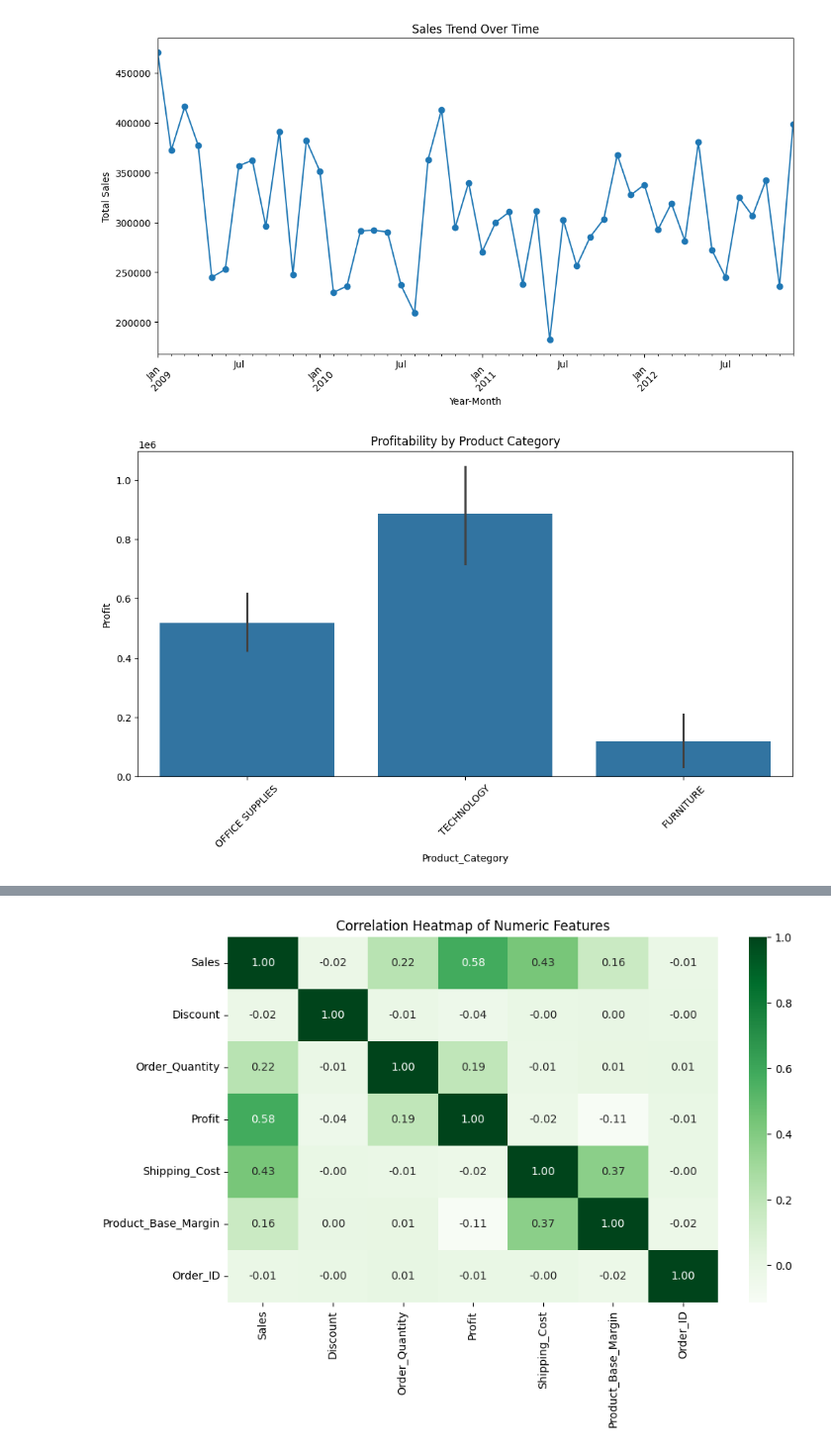
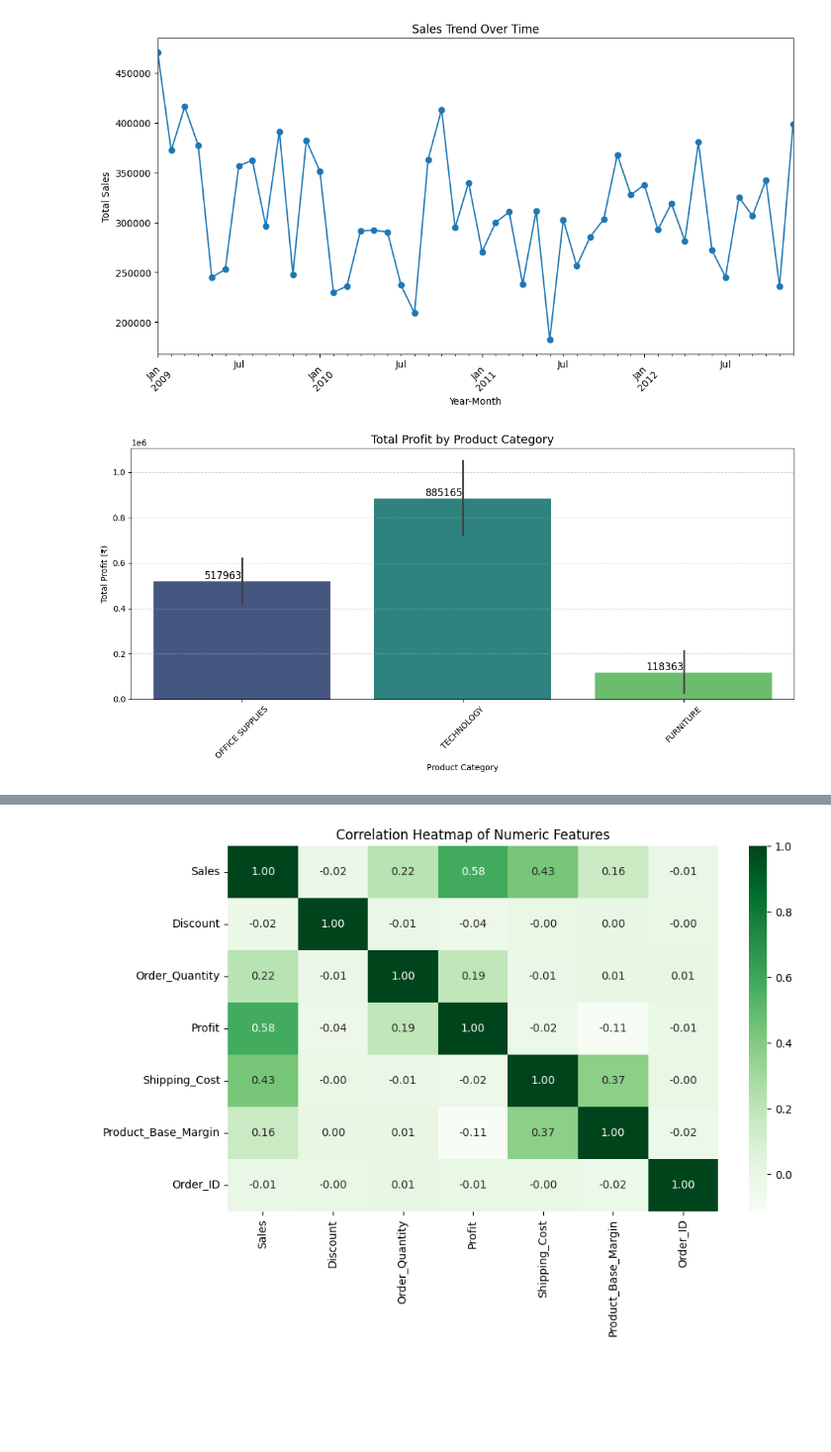
Before and after one commit to AlokSingh04/Cleaning-Sales-data-by-using-python, a Jupyter notebook: Cleaning.ipynb, the cells around one changed output, grey strips where cells are left out. Shown: that part at 99% size. Drawn from its saved outputs; the diff is of its cells as text; code cells hidden in the pictures; blank space fills up the shorter version.

```diff
--- a/Cleaning.ipynb
+++ b/Cleaning.ipynb
@@ -50,10 +53,32 @@ plt.show()
 [figure]
 # %%
 # Profitability by Product Category
+
 plt.figure(figsize=(12, 6))
-sns.barplot(data=df, x='Product_Category', y='Profit', estimator=np.sum)
+ax = sns.barplot(
+    data=df,
+    x='Product_Category',
+    hue='Product_Category',
+    y='Profit',
+    estimator=np.sum,
+    palette='viridis'
+)
+
 plt.xticks(rotation=45)
-plt.title('Profitability by Product Category')
+
+# Add data labels on top of bars
+for p in ax.patches:
+    height = p.get_height()
+    ax.annotate(f'{height:.0f}',
+                (p.get_x() + p.get_width()/2, height),
+                va = 'bottom', ha = 'right',
+                fontsize=12)
+
+plt.title('Total Profit by Product Category', fontsize=14)
+plt.xlabel('Product Category')
+plt.ylabel('Total Profit (₹)')
+plt.grid(axis='y', linestyle='--', alpha=0.6)
+plt.tight_layout()
 plt.show()
 # %% [output]
-[figure, old version]
+[figure, new version]
```
Also changed, not shown: parts of 10 cells of this notebook.
